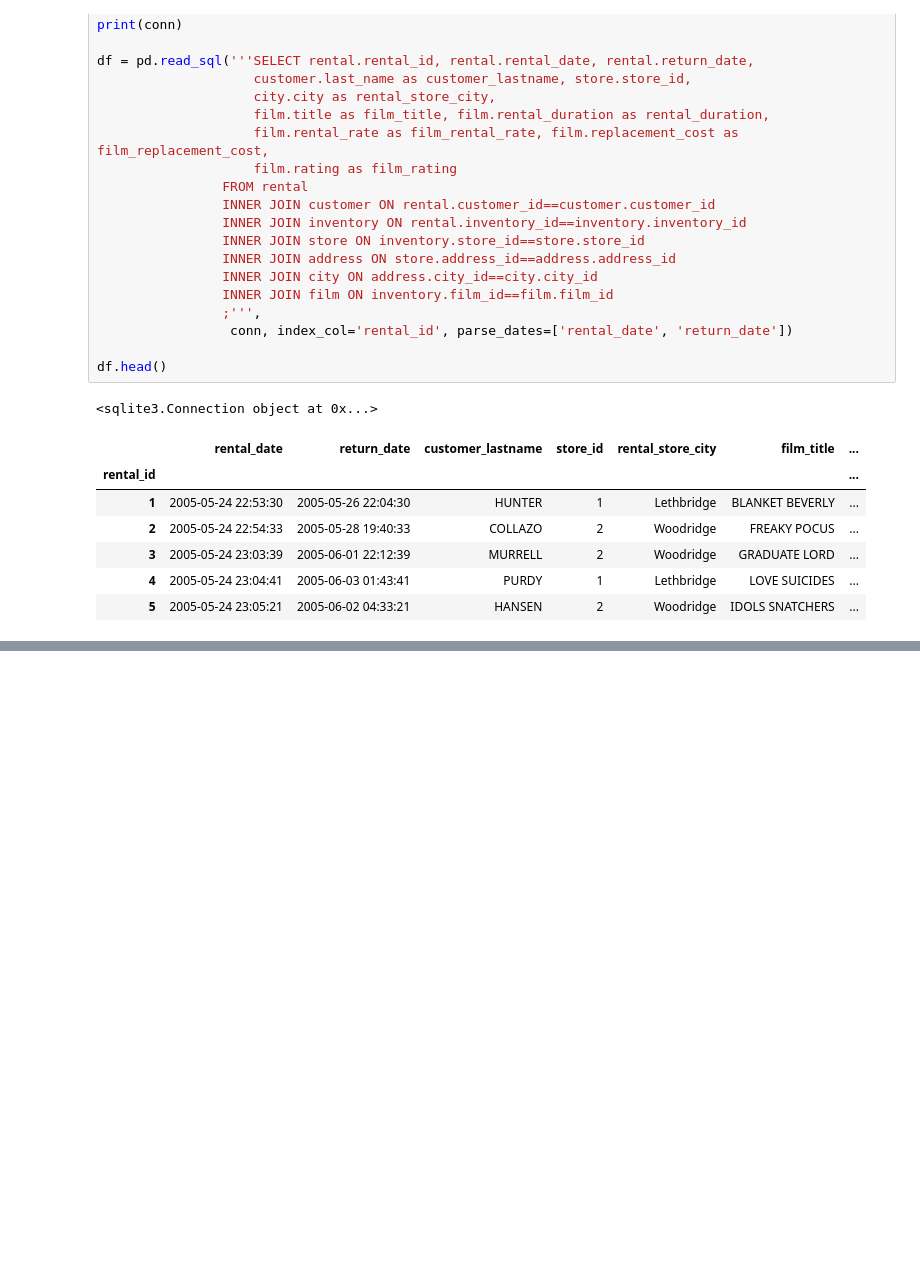
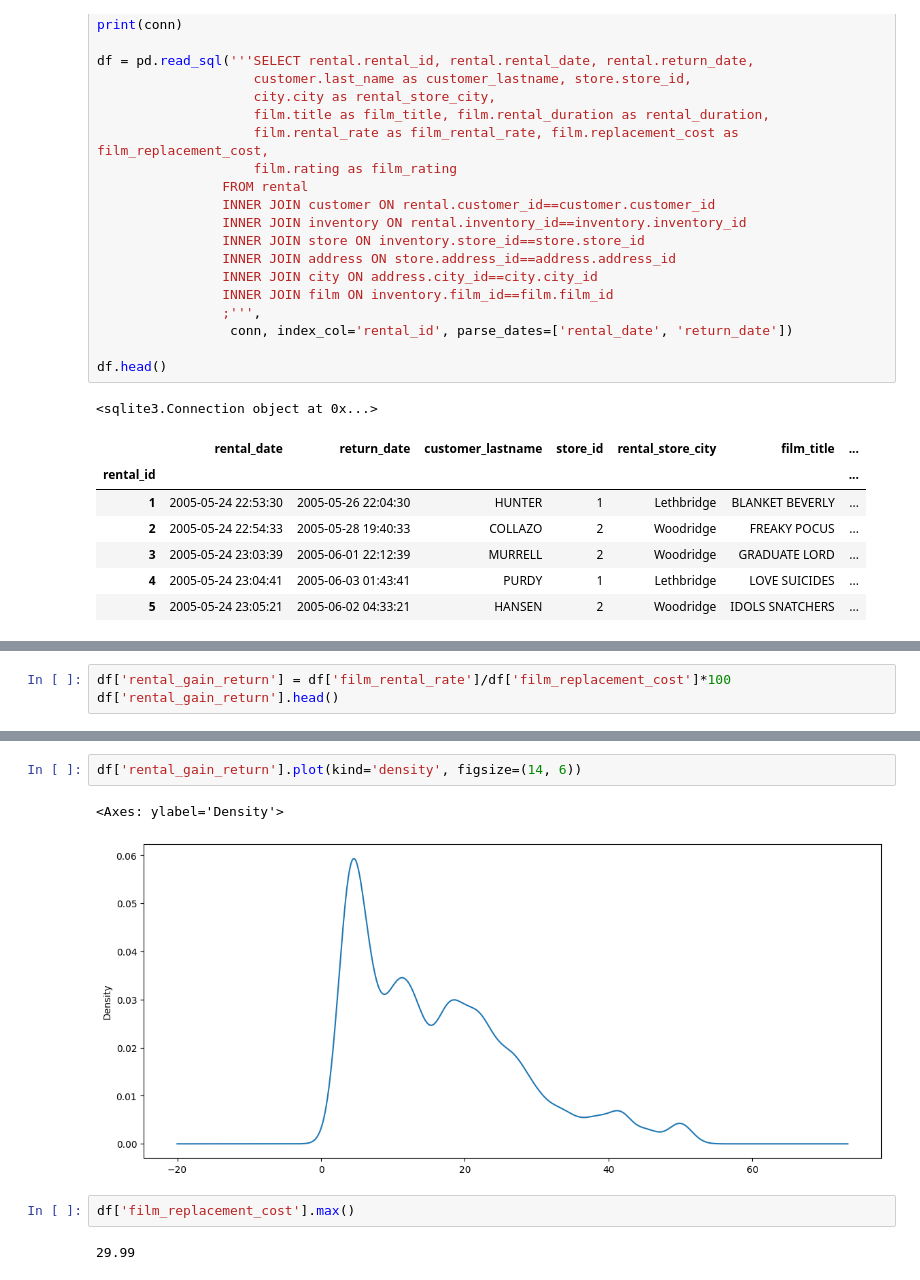
Before and after one commit to gerych94/DataAnalyst, a Jupyter notebook: notebooks/using_sakila-db-demo.ipynb, the cells around one changed output, grey strips where cells are left out. Saved outputs shown, nothing was run; the diff lists cells and outputs as text; blank space fills up the shorter version.

```diff
--- a/notebooks/using_sakila-db-demo.ipynb
+++ b/notebooks/using_sakila-db-demo.ipynb
@@ -99,0 +129,3 @@ df.head()
+# %%
+df['rental_gain_return'] = df['film_rental_rate']/df['film_replacement_cost']*100
+df['rental_gain_return'].head()
@@ -99,0 +141,9 @@ df.head()
+# %%
+df['rental_gain_return'].plot(kind='density', figsize=(14, 6))
+# %% [output]
+<Axes: ylabel='Density'>
+[figure, added]
+# %%
+df['film_replacement_cost'].max()
+# %% [output]
+29.99
```
Also changed, not shown: parts of 7 cells of this notebook.
